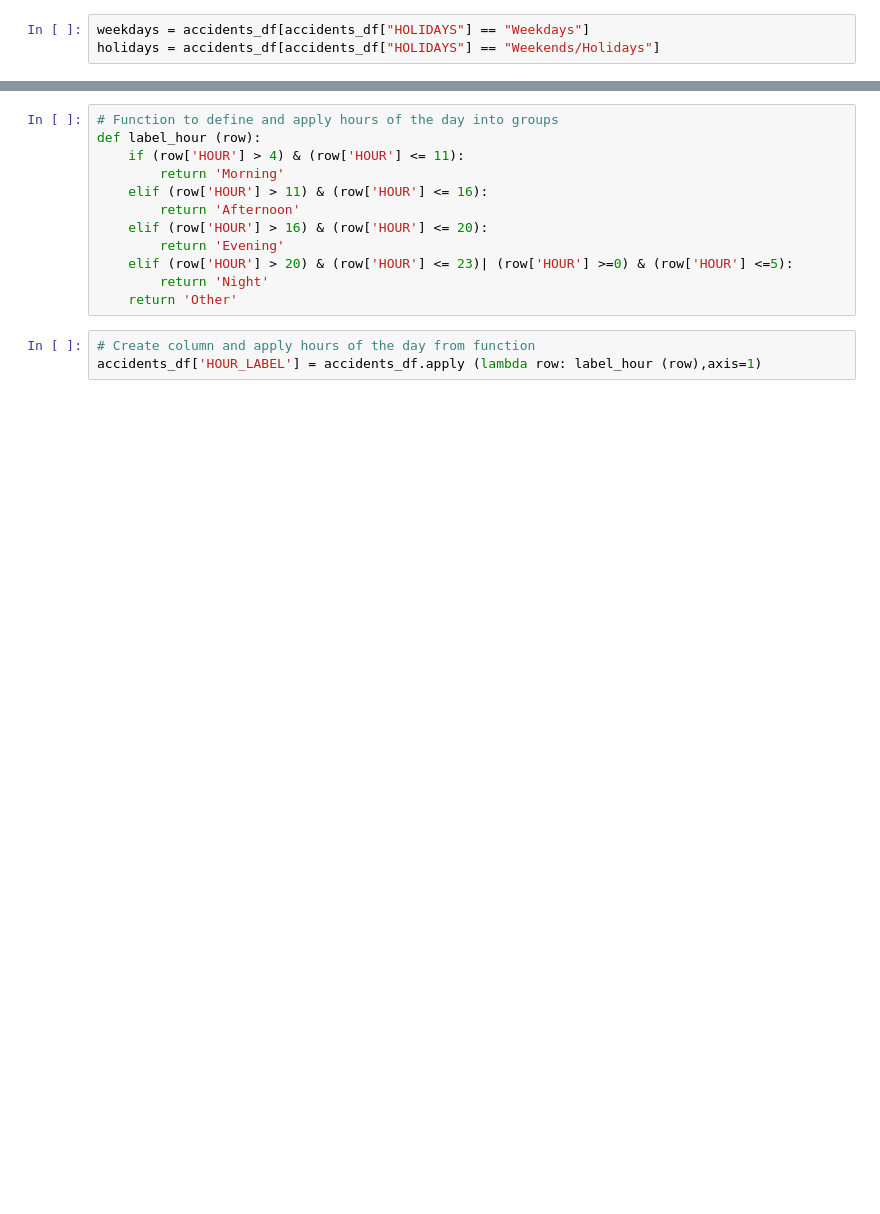
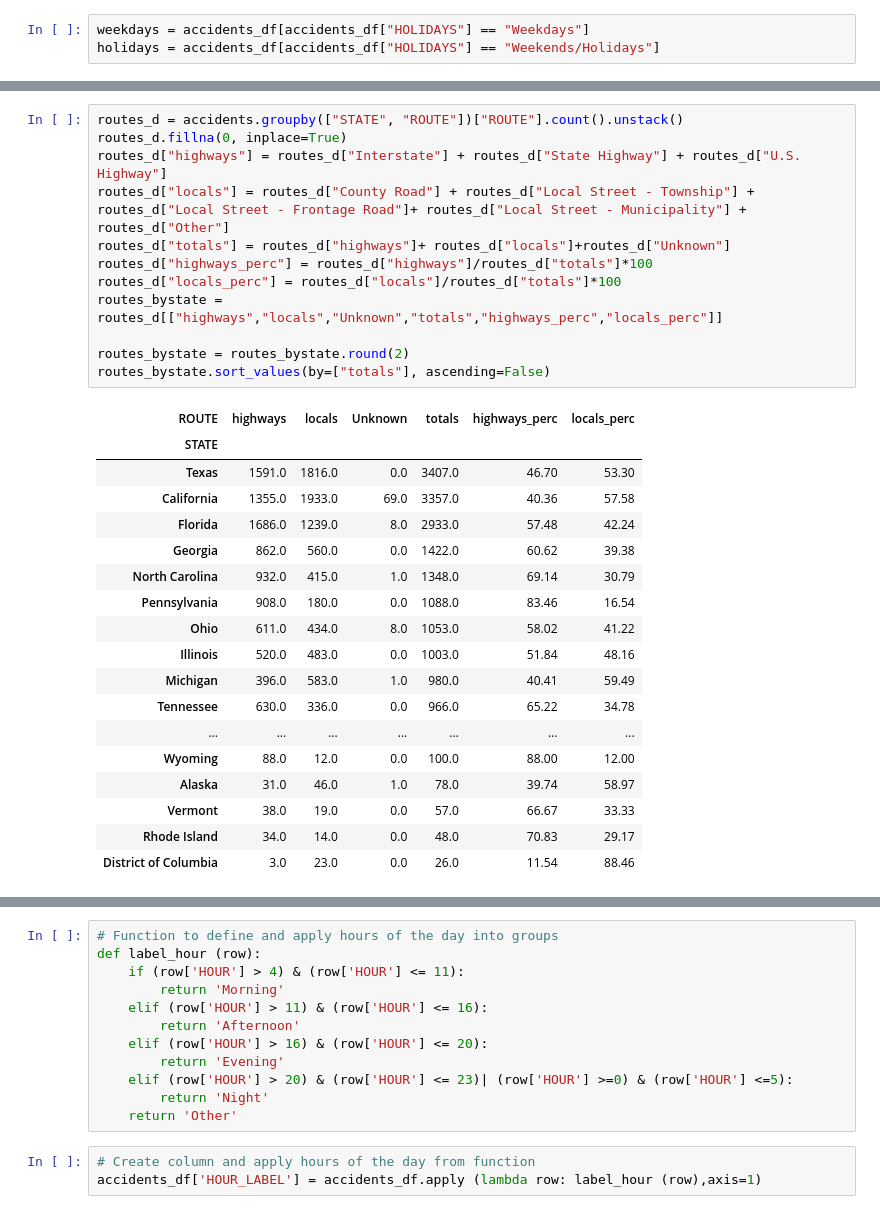
Before and after one commit to tvijaya/motor-vehicle-crashes-groupProject, a Jupyter notebook: AndreaK_Vehicle_Crashes_Analysis.ipynb, the cells around one changed output, grey strips where cells are left out. Cells and saved outputs as stored; diff of their text form; blank space fills up the shorter version.

```diff
--- a/AndreaK_Vehicle_Crashes_Analysis.ipynb
+++ b/AndreaK_Vehicle_Crashes_Analysis.ipynb
@@ -121,3 +199,34 @@ drunk_fatals_bycounty.head()
+# %%
+routes_d = accidents.groupby(["STATE", "ROUTE"])["ROUTE"].count().unstack()
+routes_d.fillna(0, inplace=True)
+routes_d["highways"] = routes_d["Interstate"] + routes_d["State Highway"] + routes_d["U.S. Highway"]
+routes_d["locals"] = routes_d["County Road"] + routes_d["Local Street - Township"] + routes_d["Local Street - Frontage Road"]+ routes_d["Local Street - Municipality"] + routes_d["Other"]
+routes_d["totals"] = routes_d["highways"]+ routes_d["locals"]+routes_d["Unknown"]
+routes_d["highways_perc"] = routes_d["highways"]/routes_d["totals"]*100
+routes_d["locals_perc"] = routes_d["locals"]/routes_d["totals"]*100
+routes_bystate = routes_d[["highways","locals","Unknown","totals","highways_perc","locals_perc"]]
+
+routes_bystate = routes_bystate.round(2)
+routes_bystate.sort_values(by=["totals"], ascending=False)
+# %% [output]
+| ROUTE | highways | locals | Unknown | totals | highways_perc | locals_perc |
+| STATE |  |  |  |  |  |  |
+| Texas | 1591.0 | 1816.0 | 0.0 | 3407.0 | 46.70 | 53.30 |
+| California | 1355.0 | 1933.0 | 69.0 | 3357.0 | 40.36 | 57.58 |
+| Florida | 1686.0 | 1239.0 | 8.0 | 2933.0 | 57.48 | 42.24 |
+| Georgia | 862.0 | 560.0 | 0.0 | 1422.0 | 60.62 | 39.38 |
+| North Carolina | 932.0 | 415.0 | 1.0 | 1348.0 | 69.14 | 30.79 |
+| Pennsylvania | 908.0 | 180.0 | 0.0 | 1088.0 | 83.46 | 16.54 |
+| Ohio | 611.0 | 434.0 | 8.0 | 1053.0 | 58.02 | 41.22 |
+| Illinois | 520.0 | 483.0 | 0.0 | 1003.0 | 51.84 | 48.16 |
+| Michigan | 396.0 | 583.0 | 1.0 | 980.0 | 40.41 | 59.49 |
+| Tennessee | 630.0 | 336.0 | 0.0 | 966.0 | 65.22 | 34.78 |
+| ... | ... | ... | ... | ... | ... | ... |
+| Wyoming | 88.0 | 12.0 | 0.0 | 100.0 | 88.00 | 12.00 |
+| Alaska | 31.0 | 46.0 | 1.0 | 78.0 | 39.74 | 58.97 |
+| Vermont | 38.0 | 19.0 | 0.0 | 57.0 | 66.67 | 33.33 |
+| Rhode Island | 34.0 | 14.0 | 0.0 | 48.0 | 70.83 | 29.17 |
+| District of Columbia | 3.0 | 23.0 | 0.0 | 26.0 | 11.54 | 88.46 |
 # %%
 # Routes by state (weekdays)
 routes_y = weekdays.groupby(["STATE", "ROUTE"])["ROUTE"].count().unstack()
```
Also changed, not shown: parts of 21 cells of this notebook.
